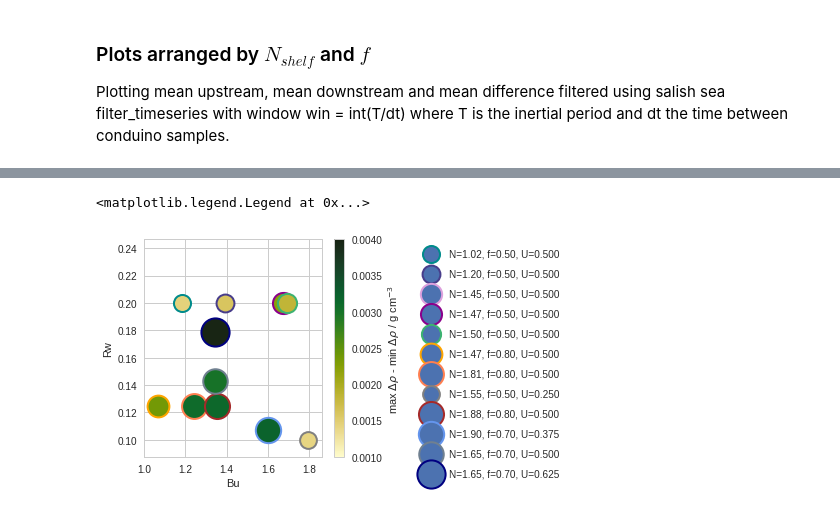
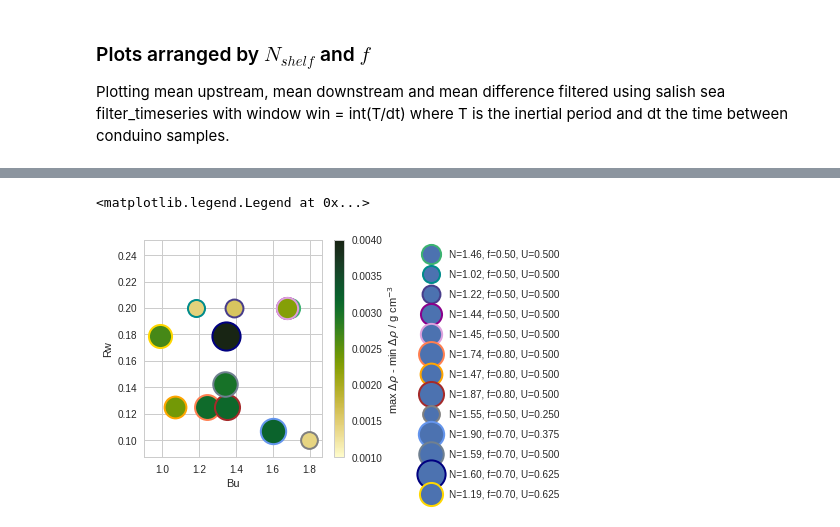
Before and after one commit to UBC-MOAD/MultipleCanyons, a Jupyter notebook: lab/Conduino/notebooks/all_experiments_two_canyons.ipynb, the cells around one changed output, grey strips where cells are left out. Saved outputs shown, nothing was run; the diff lists cells and outputs as text; code cells hidden in the pictures.

```diff
--- a/lab/Conduino/notebooks/all_experiments_two_canyons.ipynb
+++ b/lab/Conduino/notebooks/all_experiments_two_canyons.ipynb
@@ -271,9 +78,13 @@ T12 = {"date": "18Aug19",
 # %%
-exp_dicts = [T01,T02,T03,T04,T05,T06,T07,T08,T09,T10,T11,T12]
+exp_dicts = [exdic.T01,exdic.T02,exdic.T03,exdic.T04,exdic.T05,
+             exdic.T06,exdic.T07,exdic.T08,exdic.T09,exdic.T10,
+             exdic.T11,exdic.T12, exdic.DYE02]
 exp_num = len(exp_dicts) # number of experiment dictionaries
 
 colors = ['teal','darkorange','yellowgreen', 'tan']
-exp_Norder = [T02,T03,T05,T04,T01,T07,T06,T09,T08,T10,T11,T12]
+exp_Norder = [exdic.T01,exdic.T02,exdic.T03,exdic.T04,exdic.T05,
+             exdic.T06,exdic.T07,exdic.T08,exdic.T09,exdic.T10,
+             exdic.T11,exdic.T12, exdic.DYE02]
 # %% [markdown]
 ### READINGS
 # %%
@@ -701,32 +512,32 @@ for exp, kk in zip(exp_Norder, range(exp_num)):
             dens2 = ctools.densANK2_09Aug19(P2)
         else:
             dens1 = ctools.densANK1_17Aug19(P1)
             dens2 = ctools.densANK2_17Aug19(P2)
         avg1 = avg1+(dens1-dens1[0])
         avg2 = avg2+(dens2-dens2[0])
         avg3 = avg3+((dens1-dens1[0])-(dens2-dens2[0]))
 
         Navg[ii] = ((9.81/998.5)*((1000*exp["rho_sb"][ii]-1000*exp["rho_top"][ii])/(exp["hsb"]*0.01)))**0.5
     W = 5 # cm
     N = np.nanmean(Navg)
     Bu = N*exp["hsb"]/(exp["fo"]*W)
     Rw = exp["U"]/(exp["fo"]*W)
 
     inertial_period = 1/((exp["fo"])/(2*np.pi))
     win = int(inertial_period/dt)
     sca = ax1.scatter(Bu,Rw,
                       s=200000*(np.max(filter_timeseries(avg1[0:2400]/(len(exp['run_files'])),winlen=win))),
                       c=(np.max(filter_timeseries(avg1[0:2400]/(len(exp['run_files'])),winlen=win))),
                       cmap=cmo.cm.speed,
                       vmax=0.004,
                       vmin=0.001,
                       marker='o',edgecolors=exp["color"],linewidth=2,
-                      label=('N=%1.2f, f=%1.2f, U=%1.3f' %(exp["Nshelf"],exp["fo"],exp["U"])))
+                      label=('N=%1.2f, f=%1.2f, U=%1.3f' %(N,exp["fo"],exp["U"])))
 cb = plt.colorbar(sca)
 cb.set_label(r'max $\Delta \rho$ - min $\Delta \rho$ / g cm$^{-3}$')
 ax1.set_xlabel('Bu')
 ax1.set_ylabel('Rw')
 ax1.legend(bbox_to_anchor=(1.5,1),labelspacing=1)
 # %% [output]
 <matplotlib.legend.Legend at 0x...>
-[figure, old version]
+[figure, new version]
```
Also changed, not shown: parts of 9 cells of this notebook, 1 other file.
